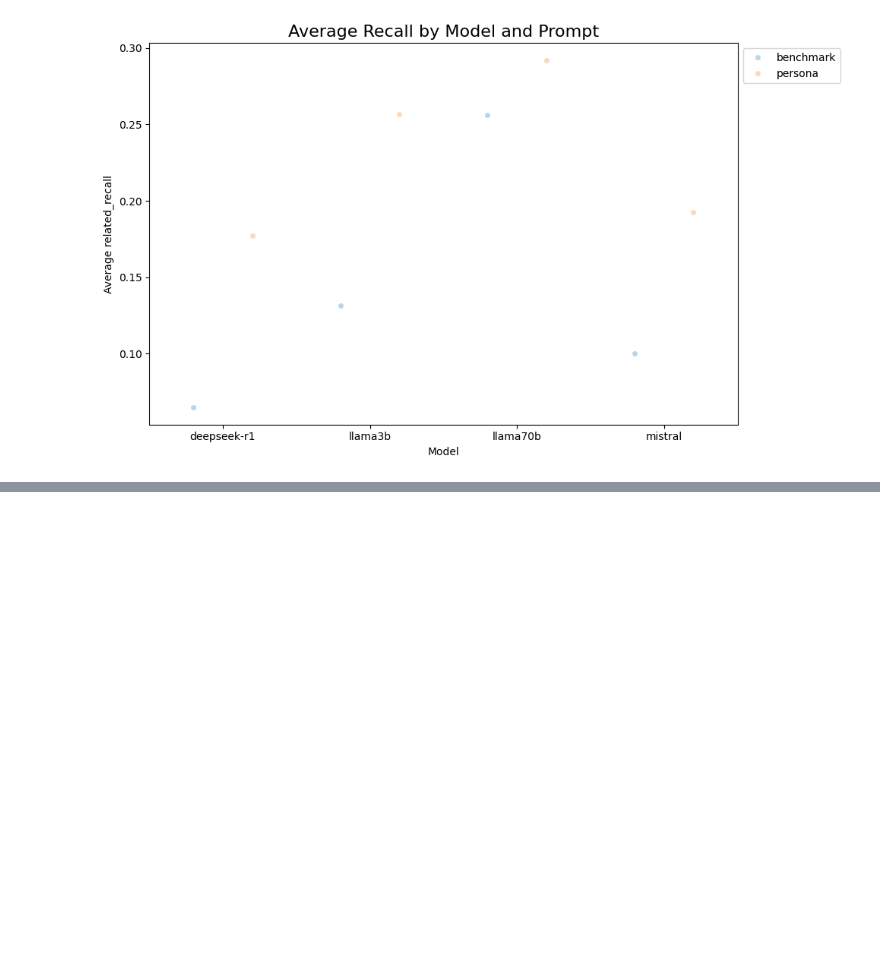
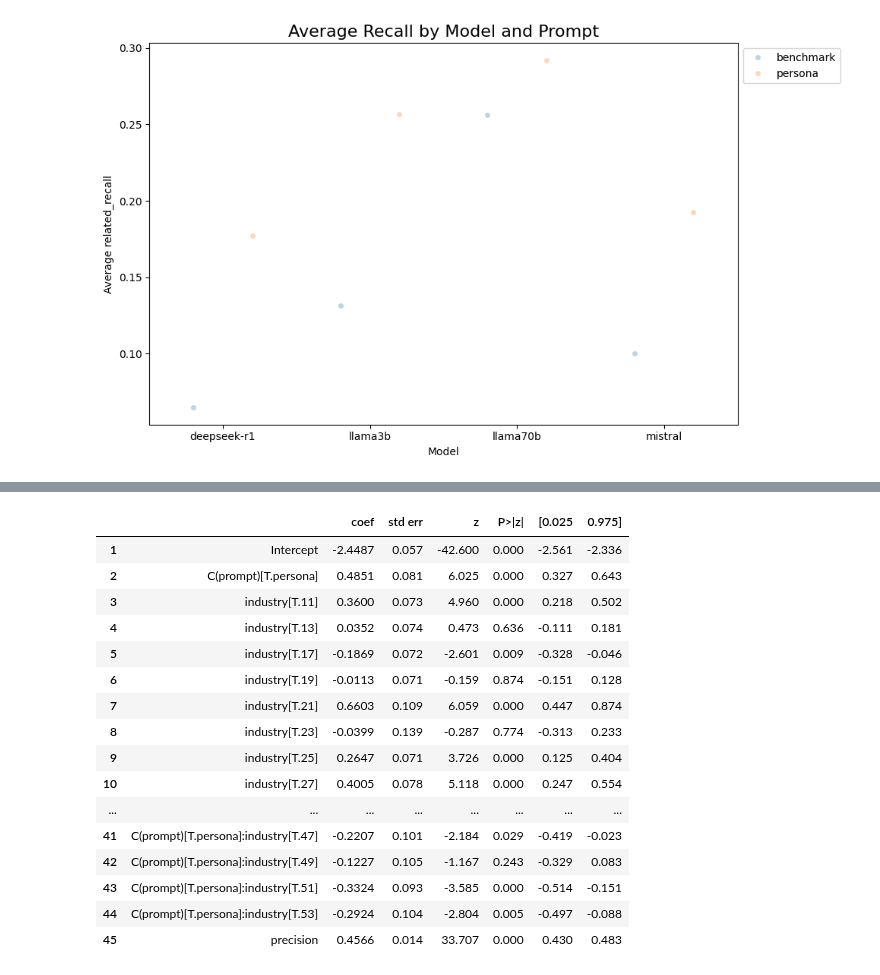
Before and after one commit to Segtanof/Teapot, a Jupyter notebook: task1_analysis.ipynb, the cells around one changed output, grey strips where cells are left out. Cells and saved outputs as stored; diff of their text form; code cells hidden in the pictures; blank space fills up the shorter version.

```diff
--- a/task1_analysis.ipynb
+++ b/task1_analysis.ipynb
@@ -640,0 +667,66 @@ plt.show()
+# %%
+import pandas as pd
+import statsmodels.formula.api as smf
+import statsmodels.othermod.betareg as sm_betareg
+import statsmodels.genmod.families.links as links
+import numpy as np
+
+
+df_beta = df.copy()
+df_beta = df_beta[df_beta["model"] == "deepseek-r1"].copy()
+
+# # Suppose you want 'persona' as the reference for 'prompt'
+# df_beta['prompt'] = pd.Categorical(df_beta['prompt'])
+# df_beta['prompt'] = df_beta['prompt'].cat.reorder_categories(['persona', 'benchmark'], ordered=False)
+
+# Suppose you want '47' as the reference for 'industry'
+industry_categories = ['15'] + [cat for cat in df_beta['industry'].unique() if cat != '15']
+df_beta['industry'] = pd.Categorical(df_beta['industry'])
+df_beta['industry'] = df_beta['industry'].cat.reorder_categories(industry_categories, ordered=False)
+# --- Beta Regression ---
+# Beta regression requires the dependent variable to be strictly between 0 and 1.
+# If your data contains 0 or 1 values, you need to transform it.
+# A common transformation is (y * (n-1) + 0.5) / n, where y is the original value
+# and n is the number of observations.
+
+n_obs = len(df_beta)
+df_beta['related_recall_transformed'] = (df_beta['related_recall'] * (n_obs - 1) + 0.5) / n_obs
+
+# Define the model formula
+# 'related_recall_transformed' is the dependent variable
+# 'prompt' and 'industry' are the independent variables
+# C(prompt) tells statsmodels to treat 'prompt' as a categorical variable
+formula = 'related_recall_transformed ~ C(prompt) * industry'
+
+# Fit the Beta Regression model
+# The link='logit' is a common choice for the mean function
+# The link_precision='log' is a common choice for the precision function
+beta_model = sm_betareg.BetaModel.from_formula(formula, data=df_beta, link=links.logit(), link_precision=links.log())
+beta_results = beta_model.fit()
+
+#save the results to a csv file
+beta_results_summary = beta_results.summary()
+beta_results_summary_df = pd.DataFrame(beta_results_summary.tables[1].data[:], columns=beta_results_summary.tables[1].data[0])
+beta_results_summary_df.columns = beta_results_summary_df.iloc[0]
+beta_results_summary_df = beta_results_summary_df[1:]
+beta_results_summary_df.to_csv("results/task1/beta_regression_industry_results.csv", index=False)
+# Print the model summary
+beta_results_summary_df
+# %% [output]
+|  |  | coef | std err | z | P>|z| | [0.025 | 0.975] |
+| 1 | Intercept | -2.4487 | 0.057 | -42.600 | 0.000 | -2.561 | -2.336 |
+| 2 | C(prompt)[T.persona] | 0.4851 | 0.081 | 6.025 | 0.000 | 0.327 | 0.643 |
+| 3 | industry[T.11] | 0.3600 | 0.073 | 4.960 | 0.000 | 0.218 | 0.502 |
+| 4 | industry[T.13] | 0.0352 | 0.074 | 0.473 | 0.636 | -0.111 | 0.181 |
+| 5 | industry[T.17] | -0.1869 | 0.072 | -2.601 | 0.009 | -0.328 | -0.046 |
+| 6 | industry[T.19] | -0.0113 | 0.071 | -0.159 | 0.874 | -0.151 | 0.128 |
+| 7 | industry[T.21] | 0.6603 | 0.109 | 6.059 | 0.000 | 0.447 | 0.874 |
+| 8 | industry[T.23] | -0.0399 | 0.139 | -0.287 | 0.774 | -0.313 | 0.233 |
+| 9 | industry[T.25] | 0.2647 | 0.071 | 3.726 | 0.000 | 0.125 | 0.404 |
+| 10 | industry[T.27] | 0.4005 | 0.078 | 5.118 | 0.000 | 0.247 | 0.554 |
+| ... | ... | ... | ... | ... | ... | ... | ... |
+| 41 | C(prompt)[T.persona]:industry[T.47] | -0.2207 | 0.101 | -2.184 | 0.029 | -0.419 | -0.023 |
+| 42 | C(prompt)[T.persona]:industry[T.49] | -0.1227 | 0.105 | -1.167 | 0.243 | -0.329 | 0.083 |
+| 43 | C(prompt)[T.persona]:industry[T.51] | -0.3324 | 0.093 | -3.585 | 0.000 | -0.514 | -0.151 |
+| 44 | C(prompt)[T.persona]:industry[T.53] | -0.2924 | 0.104 | -2.804 | 0.005 | -0.497 | -0.088 |
+| 45 | precision | 0.4566 | 0.014 | 33.707 | 0.000 | 0.430 | 0.483 |
```
Also changed, not shown: parts of 25 cells of this notebook.
